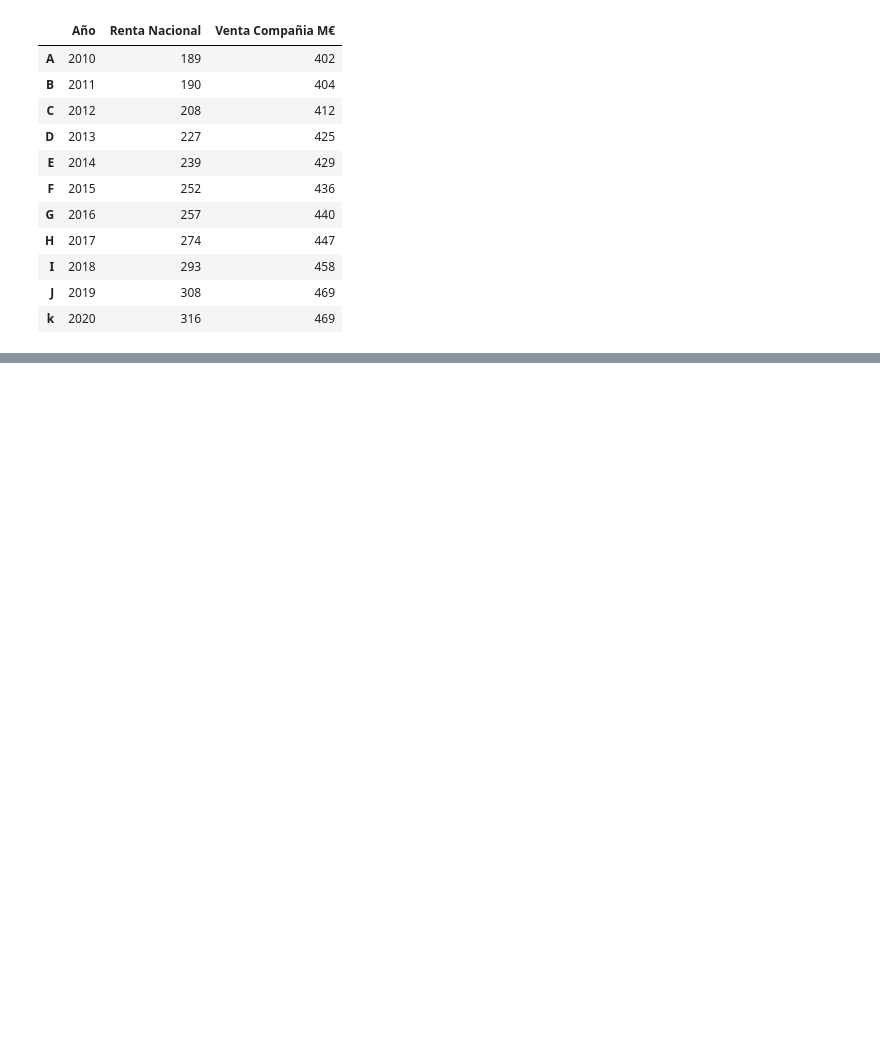
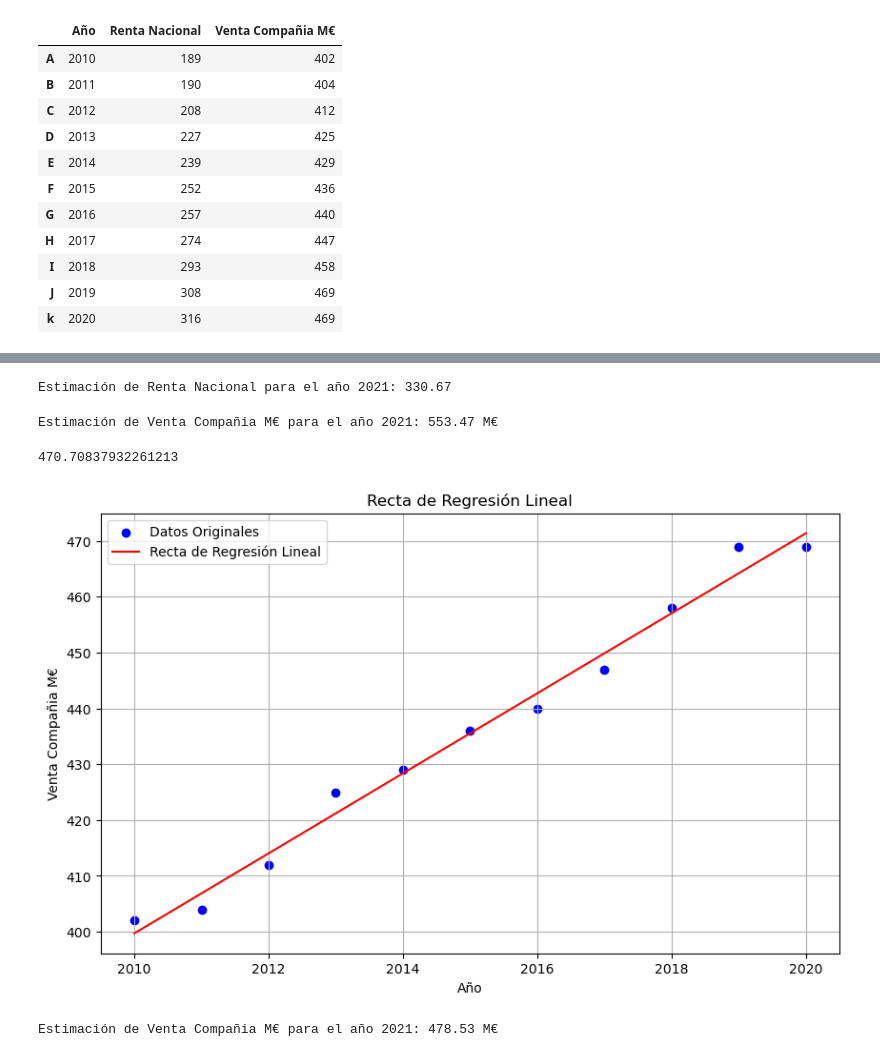
Before and after one commit to fidebravo/Modulo3, a Jupyter notebook: Modulo3_Actividad2.ipynb, the cells around one changed output, grey strips where cells are left out. Drawn from its saved outputs; the diff is of its cells as text; code cells hidden in the pictures; blank space fills up the shorter version.

```diff
--- a/Modulo3_Actividad2.ipynb
+++ b/Modulo3_Actividad2.ipynb
@@ -41,0 +136,72 @@ df_rentanac_vs_ventacompania
+# %%
+# Año para el que queremos hacer la predicción
+año_2021 = 2021
+
+# Aplicar la recta de regresión lineal para estimar la Renta Nacional en 2021
+renta_2021_estimada = beta0 + beta1 * año_2021
+
+print(f"Estimación de Renta Nacional para el año 2021: {renta_2021_estimada:.2f}")
+# %% [output]
+Estimación de Renta Nacional para el año 2021: 330.67
+# %%
+# Año para el que queremos hacer la predicción
+año_2021 = 2021
+
+# Estimar la Renta Nacional para el año 2021 utilizando la recta de regresión lineal
+renta_2021_estimada = beta0 + beta1 * df['Renta Nacional'].iloc[-1]  # Utilizando el último valor de Renta Nacional
+
+# Utilizar la Renta Nacional estimada para 2021 para predecir la Venta Compañia M€
+venta_2021_estimada = beta0 + beta1 * renta_2021_estimada
+
+print(f"Estimación de Venta Compañia M€ para el año 2021: {venta_2021_estimada:.2f} M€")
+# %% [output]
+Estimación de Venta Compañia M€ para el año 2021: 553.47 M€
+# %%
+print(renta_2021_estimada)
+# %% [output]
+470.70837932261213
+# %%
+import pandas as pd
+import numpy as np
+import matplotlib.pyplot as plt
+
+# Crear el DataFrame con los datos proporcionados
+registros_renta_nacional_ventas_compañia = {
+    'Año': [2010, 2011, 2012, 2013, 2014, 2015, 2016, 2017, 2018, 2019, 2020],
+    'Venta Compañia M€': [402, 404, 412, 425, 429, 436, 440, 447, 458, 469, 469]
+}
+
+df = pd.DataFrame(registros_renta_nacional_ventas_compañia)
+
+# Calcular los coeficientes beta0 y beta1
+n = len(df)
+sum_x = df['Año'].sum()
+sum_y = df['Venta Compañia M€'].sum()
+sum_xy = (df['Año'] * df['Venta Compañia M€']).sum()
+sum_x2 = (df['Año'] ** 2).sum()
+
+beta1 = (n * sum_xy - sum_x * sum_y) / (n * sum_x2 - sum_x**2)
+beta0 = (sum_y - beta1 * sum_x) / n
+
+# Estimar los valores de la recta de regresión lineal
+df['Venta Compañia M€_pred'] = beta0 + beta1 * df['Año']
+
+# Graficar los datos originales y la recta de regresión lineal
+plt.figure(figsize=(10, 6))
+plt.scatter(df['Año'], df['Venta Compañia M€'], color='blue', label='Datos Originales')
+plt.plot(df['Año'], df['Venta Compañia M€_pred'], color='red', label='Recta de Regresión Lineal')
+plt.title('Recta de Regresión Lineal')
+plt.xlabel('Año')
+plt.ylabel('Venta Compañia M€')
+plt.legend()
+plt.grid(True)
+plt.show()
+
+# Estimar la Venta Compañia M€ para el año 2021
+año_2021 = 2021
+venta_2021_estimada = beta0 + beta1 * año_2021
+
+print(f"Estimación de Venta Compañia M€ para el año 2021: {venta_2021_estimada:.2f} M€")
+# %% [output]
+[figure, added]
+Estimación de Venta Compañia M€ para el año 2021: 478.53 M€
```
Also changed, not shown: parts of 6 cells of this notebook.
